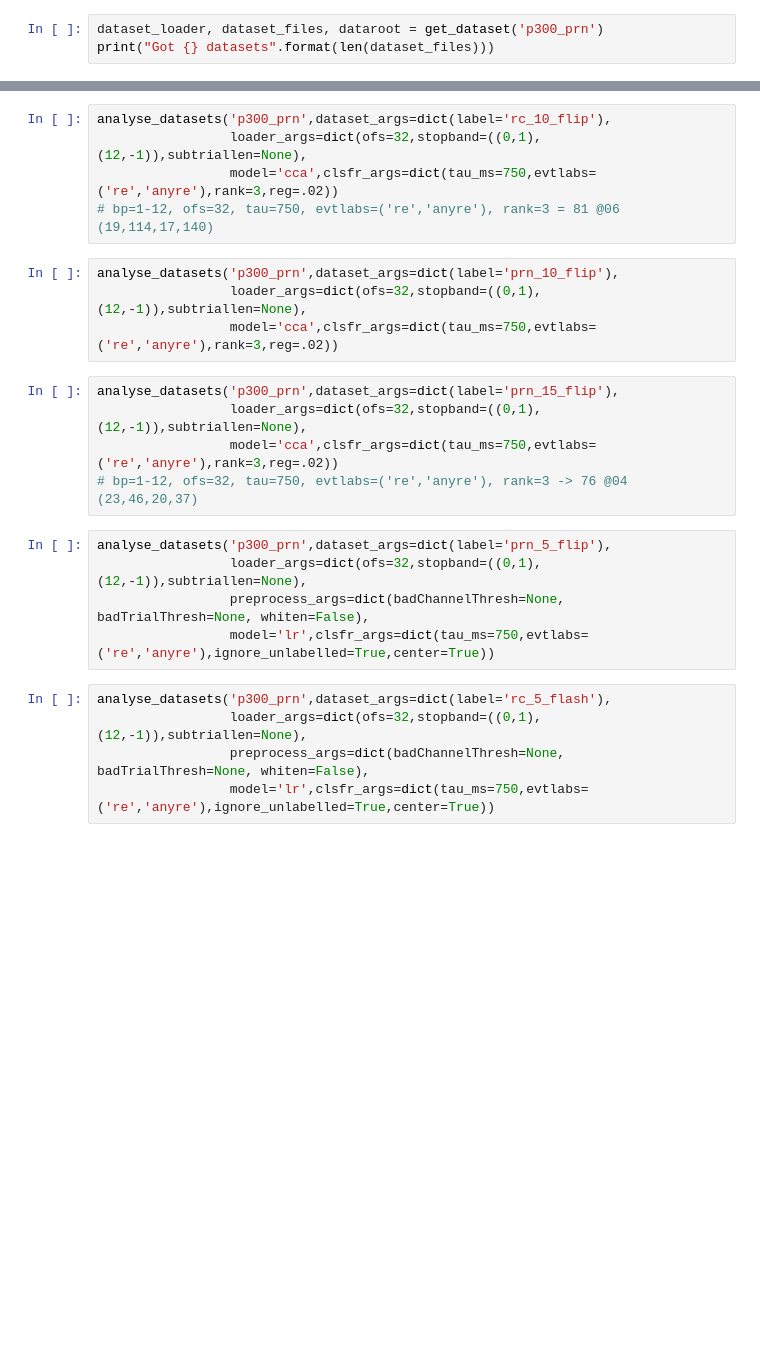
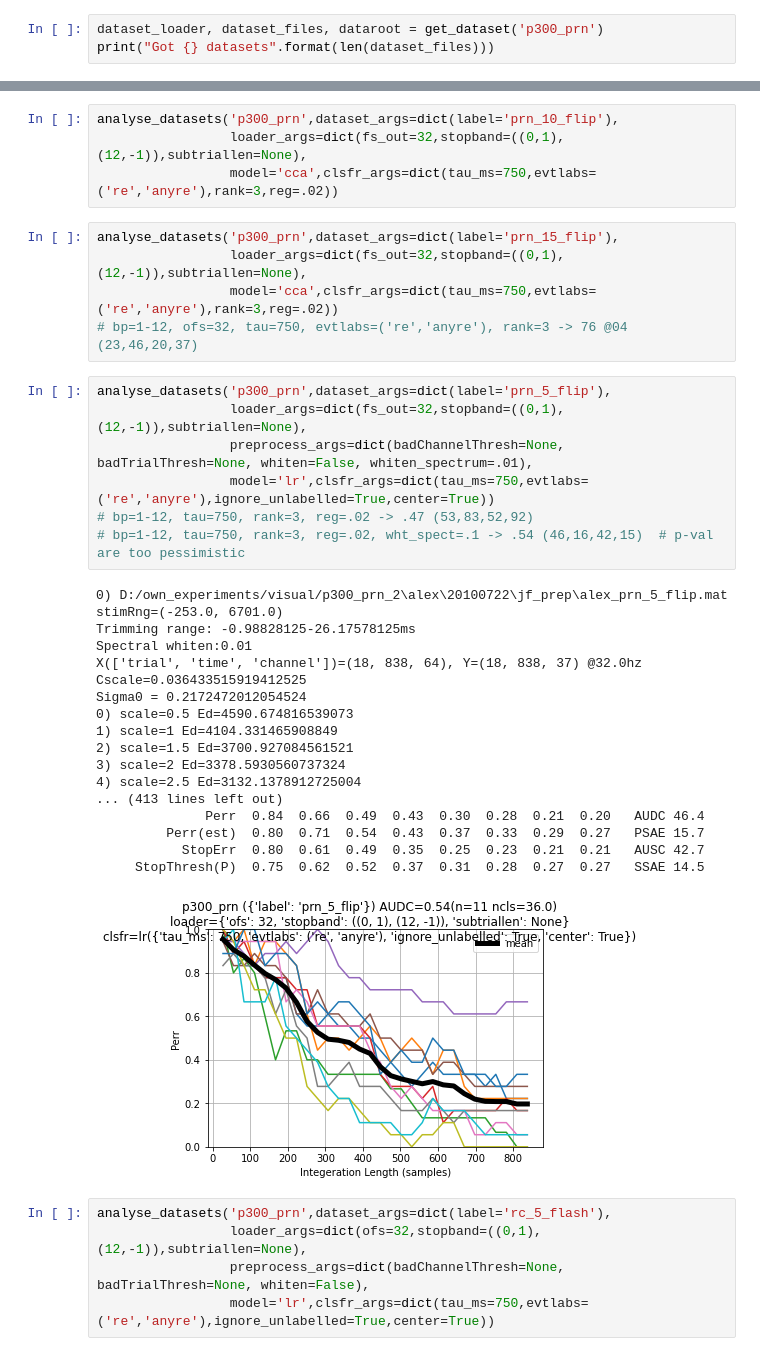
Before and after one commit to mindaffect/pymindaffectBCI, a Jupyter notebook: mindaffectBCI/decoder/analyse_datasets.ipynb, the cells around one changed output, grey strips where cells are left out. Saved outputs shown, nothing was run; the diff lists cells and outputs as text; blank space fills up the shorter version.

```diff
--- a/mindaffectBCI/decoder/analyse_datasets.ipynb
+++ b/mindaffectBCI/decoder/analyse_datasets.ipynb
@@ -94,22 +185,38 @@ analyse_datasets('p300_prn',dataset_args=dict(label='prn_5_flip'),
+# %%
+analyse_datasets('p300_prn',dataset_args=dict(label='prn_10_flip'),
+                 loader_args=dict(fs_out=32,stopband=((0,1),(12,-1)),subtriallen=None),
+                 model='cca',clsfr_args=dict(tau_ms=750,evtlabs=('re','anyre'),rank=3,reg=.02))
 # %%
-analyse_datasets('p300_prn',dataset_args=dict(label='rc_10_flip'),
-                 loader_args=dict(ofs=32,stopband=((0,1),(12,-1)),subtriallen=None),
+analyse_datasets('p300_prn',dataset_args=dict(label='prn_15_flip'),
+                 loader_args=dict(fs_out=32,stopband=((0,1),(12,-1)),subtriallen=None),
                  model='cca',clsfr_args=dict(tau_ms=750,evtlabs=('re','anyre'),rank=3,reg=.02))
-# bp=1-12, ofs=32, tau=750, evtlabs=('re','anyre'), rank=3 = 81 @06 (19,114,17,140)
+# bp=1-12, ofs=32, tau=750, evtlabs=('re','anyre'), rank=3 -> 76 @04 (23,46,20,37)
 # %%
-analyse_datasets('p300_prn',dataset_args=dict(label='prn_10_flip'),
-                 loader_args=dict(ofs=32,stopband=((0,1),(12,-1)),subtriallen=None),
-                 model='cca',clsfr_args=dict(tau_ms=750,evtlabs=('re','anyre'),rank=3,reg=.02))
+analyse_datasets('p300_prn',dataset_args=dict(label='prn_5_flip'),
+                 loader_args=dict(fs_out=32,stopband=((0,1),(12,-1)),subtriallen=None),
+                 preprocess_args=dict(badChannelThresh=None, badTrialThresh=None, whiten=False, whiten_spectrum=.01),
+                 model='lr',clsfr_args=dict(tau_ms=750,evtlabs=('re','anyre'),ignore_unlabelled=True,center=True))
+# bp=1-12, tau=750, rank=3, reg=.02 -> .47 (53,83,52,92)
+# bp=1-12, tau=750, rank=3, reg=.02, wht_spect=.1 -> .54 (46,16,42,15)  # p-val are too pessimistic
+# %% [output]
+0) D:/own_experiments/visual/p300_prn_2\alex\20100722\jf_prep\alex_prn_5_flip.mat
+stimRng=(-253.0, 6701.0)
+Trimming range: -0.98828125-26.17578125ms
+Spectral whiten:0.01
+X(['trial', 'time', 'channel'])=(18, 838, 64), Y=(18, 838, 37) @32.0hz
+Cscale=0.036433515919412525
+Sigma0 = 0.2172472012054524
+0) scale=0.5 Ed=4590.674816539073
+1) scale=1 Ed=4104.331465908849
+2) scale=1.5 Ed=3700.927084561521
+3) scale=2 Ed=3378.5930560737324
+4) scale=2.5 Ed=3132.1378912725004
+... (413 lines left out)
+              Perr  0.84  0.66  0.49  0.43  0.30  0.28  0.21  0.20   AUDC 46.4
+         Perr(est)  0.80  0.71  0.54  0.43  0.37  0.33  0.29  0.27   PSAE 15.7
+           StopErr  0.80  0.61  0.49  0.35  0.25  0.23  0.21  0.21   AUSC 42.7
+     StopThresh(P)  0.75  0.62  0.52  0.37  0.31  0.28  0.27  0.27   SSAE 14.5
+[figure, added]
-# %%
-analyse_datasets('p300_prn',dataset_args=dict(label='prn_15_flip'),
-                 loader_args=dict(ofs=32,stopband=((0,1),(12,-1)),subtriallen=None),
-                 model='cca',clsfr_args=dict(tau_ms=750,evtlabs=('re','anyre'),rank=3,reg=.02))
-# bp=1-12, ofs=32, tau=750, evtlabs=('re','anyre'), rank=3 -> 76 @04 (23,46,20,37)
-# %%
-analyse_datasets('p300_prn',dataset_args=dict(label='prn_5_flip'),
-                 loader_args=dict(ofs=32,stopband=((0,1),(12,-1)),subtriallen=None),
-                 preprocess_args=dict(badChannelThresh=None, badTrialThresh=None, whiten=False),
-                 model='lr',clsfr_args=dict(tau_ms=750,evtlabs=('re','anyre'),ignore_unlabelled=True,center=True))
 # %%
 analyse_datasets('p300_prn',dataset_args=dict(label='rc_5_flash'),
                  loader_args=dict(ofs=32,stopband=((0,1),(12,-1)),subtriallen=None),
```
Also changed, not shown: parts of 18 cells of this notebook, 3 other files.
